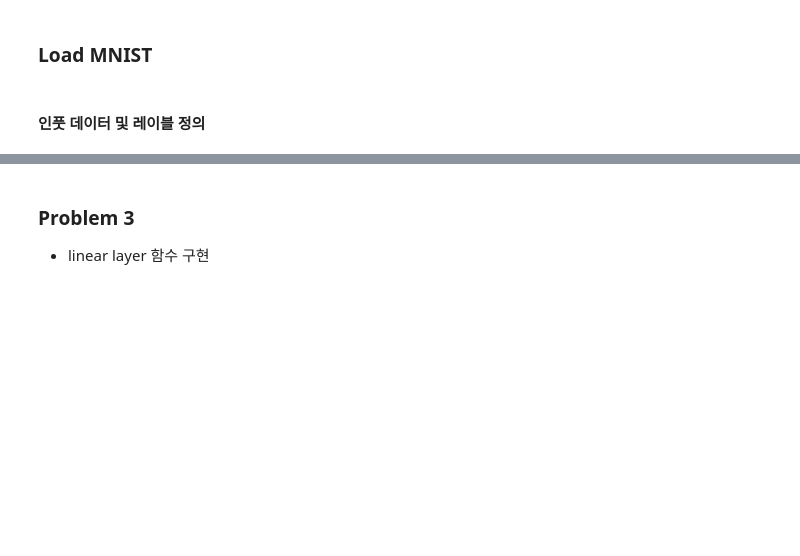
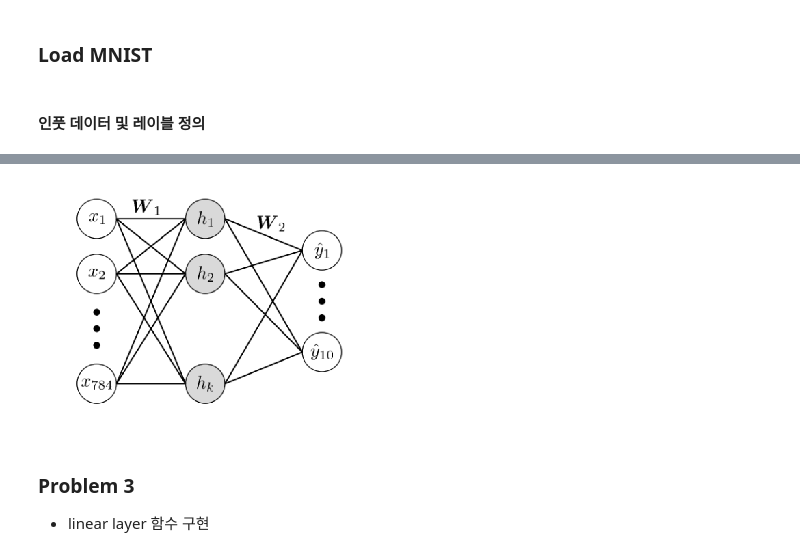
Before and after one commit to JonghwanMun/poscoVisionPractice, a Jupyter notebook: 20170425/practice/002 MNIST Softmax Regression.ipynb, the cells around one changed output, grey strips where cells are left out. Drawn from its saved outputs; the diff is of its cells as text; code cells hidden in the pictures; blank space fills up the shorter version.

```diff
--- a/20170425/practice/002 MNIST Softmax Regression.ipynb
+++ b/20170425/practice/002 MNIST Softmax Regression.ipynb
@@ -26,3 +32,9 @@ labels = tf.placeholder(tf.float32, [None, 10])
+# %%
+img = Image.open("../resource/multilayer_softmax_regression.png")
+plt.imshow(img)
+plt.axis("off"); plt.show()
+# %% [output]
+[figure, added]
 # %%
 # TODO: 첫번째 레이어 구현 (784dim -> 10dim)
 # 아래 변수들을 정의하세요.
```
Also changed, not shown: parts of 4 cells of this notebook, 4 other files.
